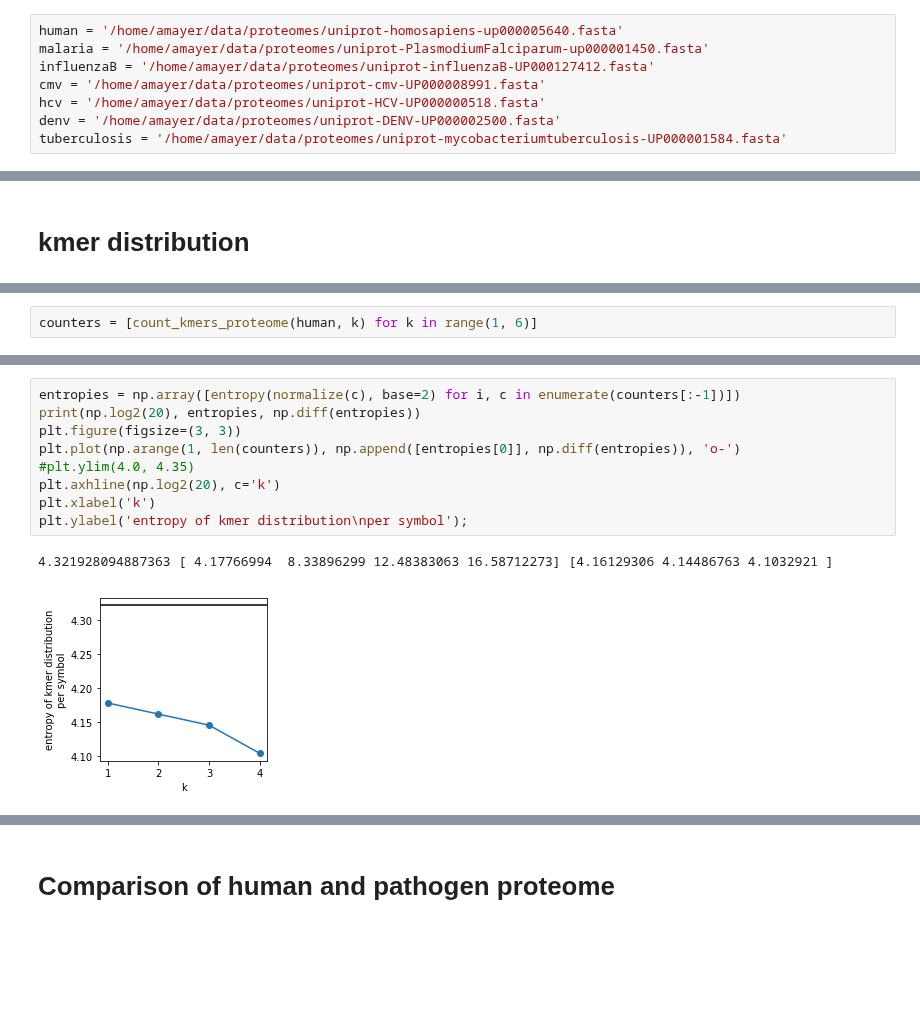
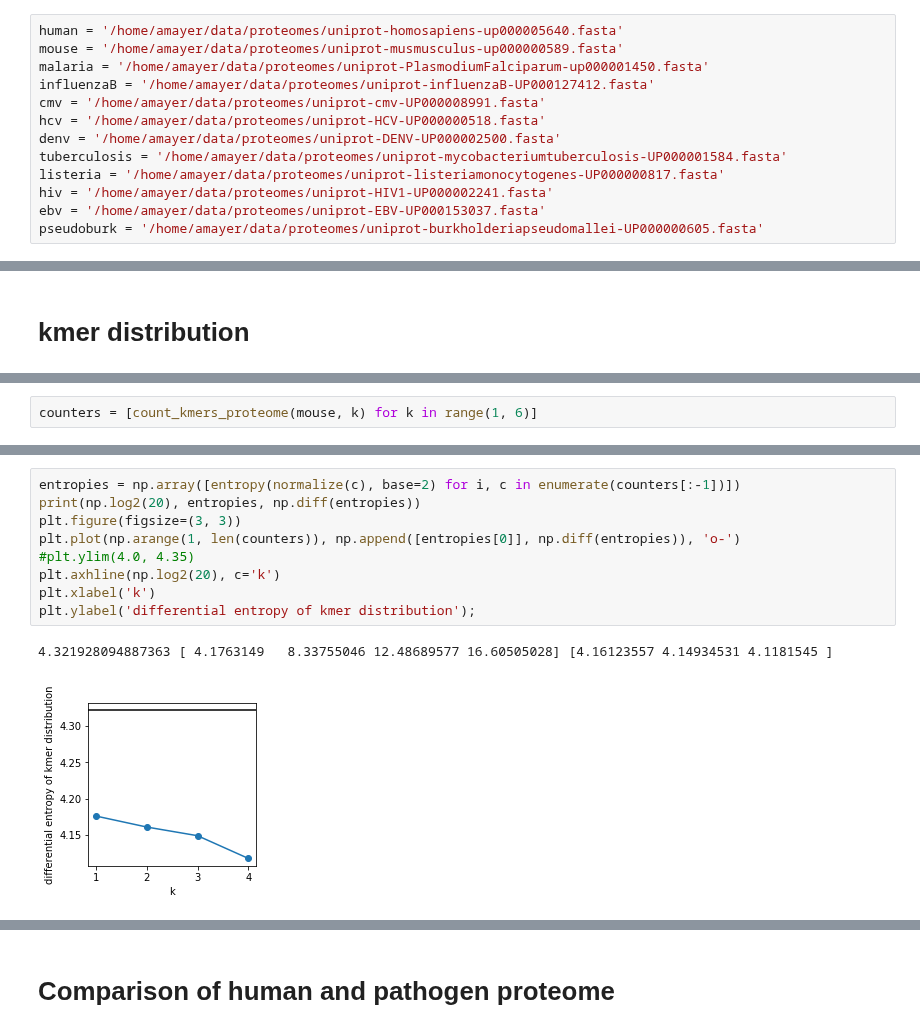
Before and after one commit to andim/peptidome, a Jupyter notebook: code/analysis.ipynb, the cells around one changed output, grey strips where cells are left out. Saved outputs shown, nothing was run; the diff lists cells and outputs as text; blank space fills up the shorter version.

Commit message:
stand alone plots

```diff
--- a/code/analysis.ipynb
+++ b/code/analysis.ipynb
@@ -11,12 +11,17 @@ import matplotlib.pyplot as plt
 from lib import *
 # %%
 human = '/home/amayer/data/proteomes/uniprot-homosapiens-up000005640.fasta'
+mouse = '/home/amayer/data/proteomes/uniprot-musmusculus-up000000589.fasta'
 malaria = '/home/amayer/data/proteomes/uniprot-PlasmodiumFalciparum-up000001450.fasta'
 influenzaB = '/home/amayer/data/proteomes/uniprot-influenzaB-UP000127412.fasta'
 cmv = '/home/amayer/data/proteomes/uniprot-cmv-UP000008991.fasta'
 hcv = '/home/amayer/data/proteomes/uniprot-HCV-UP000000518.fasta'
 denv = '/home/amayer/data/proteomes/uniprot-DENV-UP000002500.fasta'
 tuberculosis = '/home/amayer/data/proteomes/uniprot-mycobacteriumtuberculosis-UP000001584.fasta'
+listeria = '/home/amayer/data/proteomes/uniprot-listeriamonocytogenes-UP000000817.fasta'
+hiv = '/home/amayer/data/proteomes/uniprot-HIV1-UP000002241.fasta'
+ebv = '/home/amayer/data/proteomes/uniprot-EBV-UP000153037.fasta'
+pseudoburk = '/home/amayer/data/proteomes/uniprot-burkholderiapseudomallei-UP000000605.fasta'
 # %% [markdown]
 # Protein length distribution
 # %%
@@ -35,5 +43,5 @@ nhuman
 # %%
-counters = [count_kmers_proteome(human, k) for k in range(1, 6)]
+counters = [count_kmers_proteome(mouse, k) for k in range(1, 6)]
 # %%
 totalpeptides = np.sum(list(counters[0].values()))
 print('%e, %e'%(totalpeptides, 20**6))
@@ -51,15 +59,15 @@ Text(0,0.5,'# of kmers')
 # %%
 entropies = np.array([entropy(normalize(c), base=2) for i, c in enumerate(counters[:-1])])
 print(np.log2(20), entropies, np.diff(entropies))
 plt.figure(figsize=(3, 3))
 plt.plot(np.arange(1, len(counters)), np.append([entropies[0]], np.diff(entropies)), 'o-')
 #plt.ylim(4.0, 4.35)
 plt.axhline(np.log2(20), c='k')
 plt.xlabel('k')
-plt.ylabel('entropy of kmer distribution\nper symbol');
+plt.ylabel('differential entropy of kmer distribution');
 # %% [output]
-4.321928094887363 [ 4.17766994  8.33896299 12.48383063 16.58712273] [4.16129306 4.14486763 4.1032921 ]
+4.321928094887363 [ 4.1763149   8.33755046 12.48689577 16.60505028] [4.16123557 4.14934531 4.1181545 ]
-[figure, old version]
+[figure, new version]
 # %%
 bins = np.logspace(-7, 0, 50)
 plt.hist(normalize(counters[0]), bins=bins, alpha=.5)
```
Also changed, not shown: parts of 58 cells of this notebook, 5 other files.
